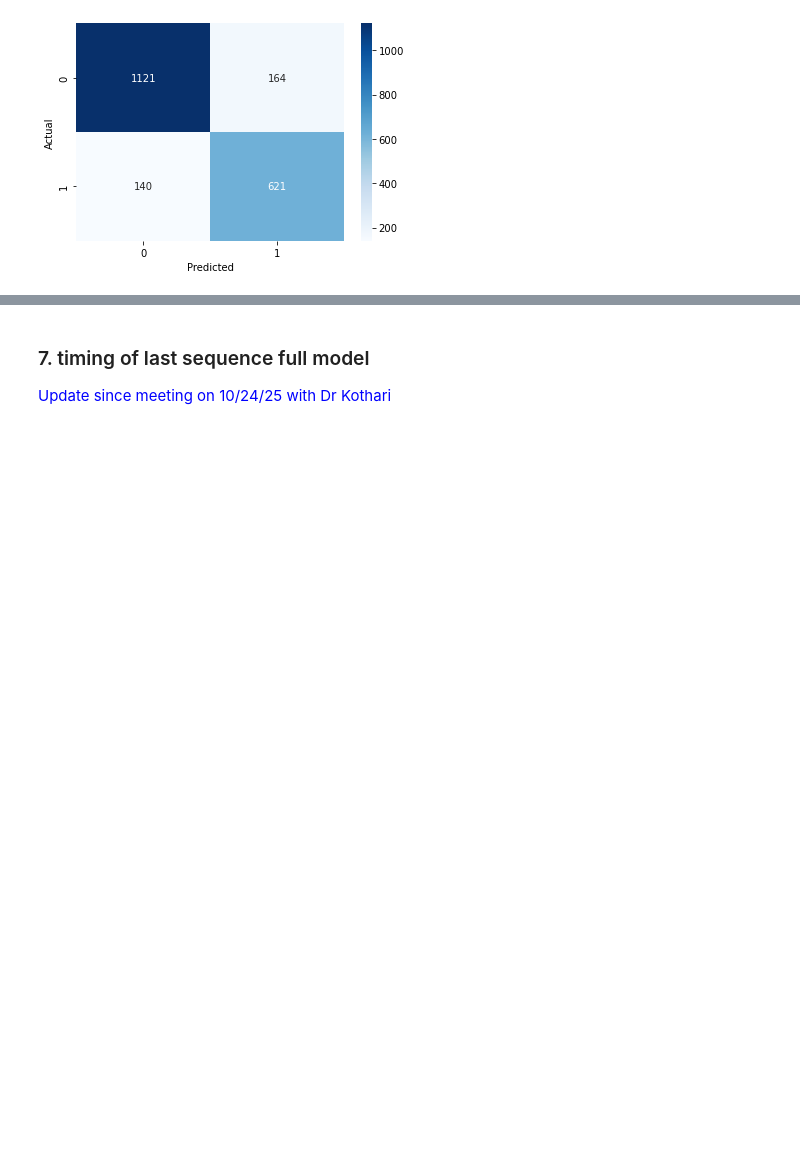
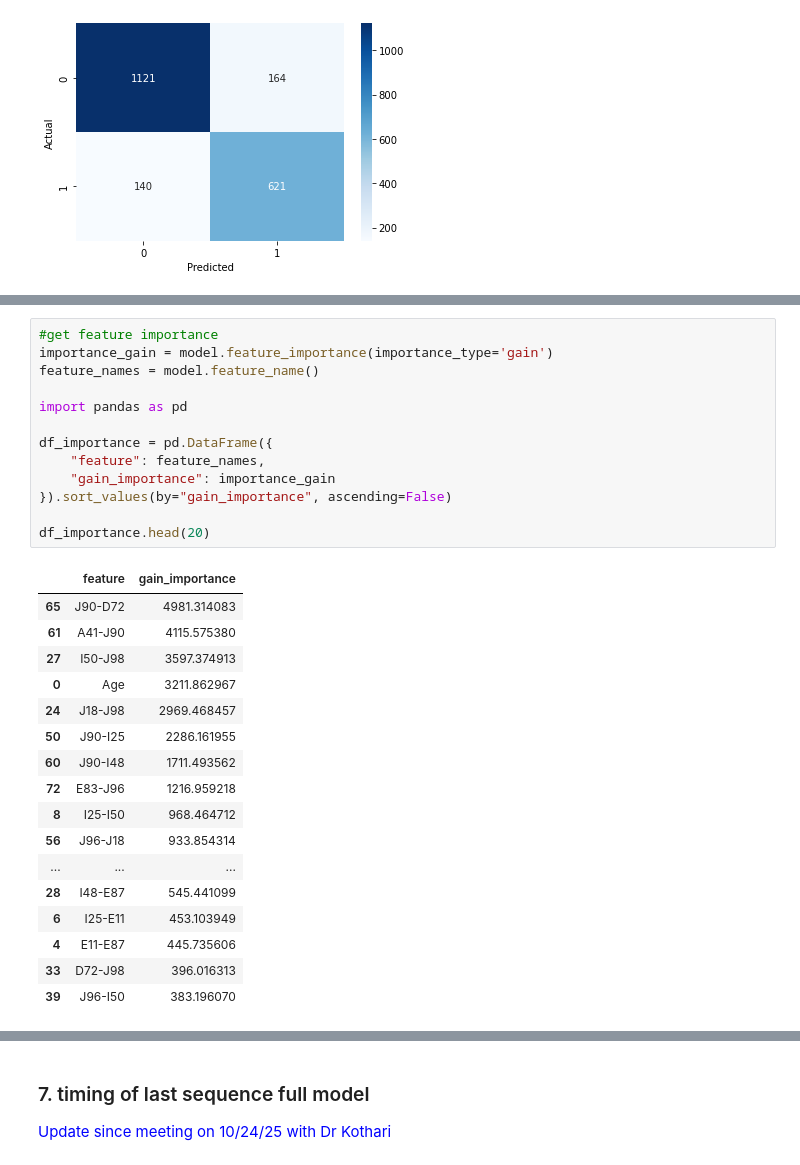
Before and after one commit to yunxingmcw/disease_trajectory_predictive_ML, a Jupyter notebook: Event_sequence_analysis_012826.ipynb, the cells around one changed output, grey strips where cells are left out. Drawn from its saved outputs; the diff is of its cells as text; blank space fills up the shorter version.

```diff
--- a/Event_sequence_analysis_012826.ipynb
+++ b/Event_sequence_analysis_012826.ipynb
@@ -1300,0 +1352,31 @@ Confusion Matrix:
+# %%
+#get feature importance
+importance_gain = model.feature_importance(importance_type='gain')
+feature_names = model.feature_name()
+
+import pandas as pd
+
+df_importance = pd.DataFrame({
+    "feature": feature_names,
+    "gain_importance": importance_gain
+}).sort_values(by="gain_importance", ascending=False)
+
+df_importance.head(20)
+# %% [output]
+|  | feature | gain_importance |
+| 65 | J90-D72 | 4981.314083 |
+| 61 | A41-J90 | 4115.575380 |
+| 27 | I50-J98 | 3597.374913 |
+| 0 | Age | 3211.862967 |
+| 24 | J18-J98 | 2969.468457 |
+| 50 | J90-I25 | 2286.161955 |
+| 60 | J90-I48 | 1711.493562 |
+| 72 | E83-J96 | 1216.959218 |
+| 8 | I25-I50 | 968.464712 |
+| 56 | J96-J18 | 933.854314 |
+| ... | ... | ... |
+| 28 | I48-E87 | 545.441099 |
+| 6 | I25-E11 | 453.103949 |
+| 4 | E11-E87 | 445.735606 |
+| 33 | D72-J98 | 396.016313 |
+| 39 | J96-I50 | 383.196070 |
```
Also changed, not shown: parts of 33 cells of this notebook, 5 other files.
